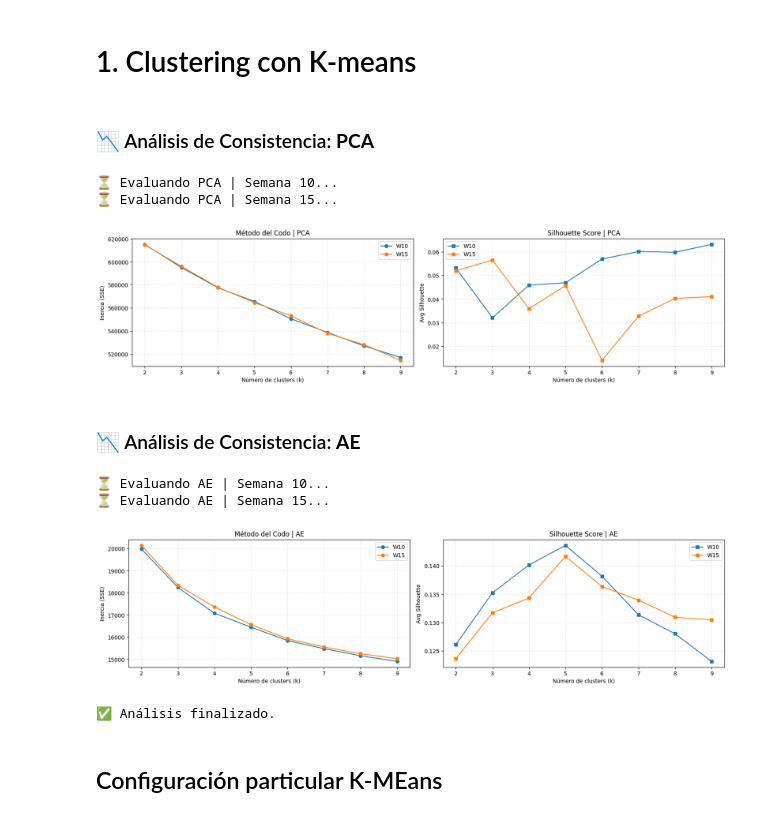
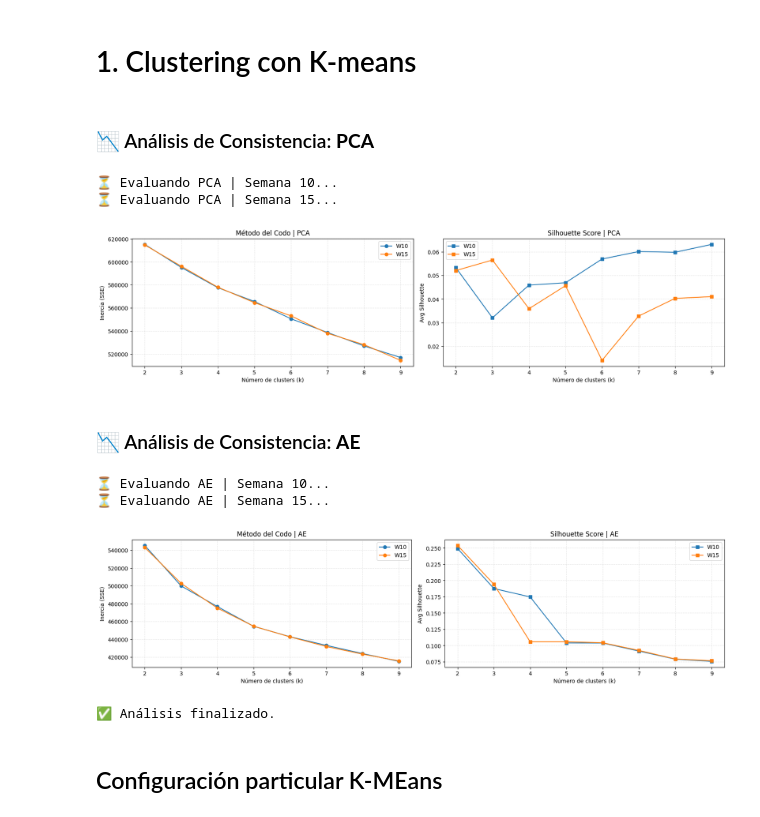
Before and after one commit to MichaeLaudrup/Artificial_Intelligence_Msc, a Jupyter notebook: TFM_education_ai_analytics/notebooks/IV__clustering_exploration.ipynb, the cells around one changed output. Cells and saved outputs as stored; diff of their text form; code cells hidden in the pictures.

```diff
--- a/TFM_education_ai_analytics/notebooks/IV__clustering_exploration.ipynb
+++ b/TFM_education_ai_analytics/notebooks/IV__clustering_exploration.ipynb
@@ -165,7 +165,7 @@ def compute_elbow_metrics(X: np.ndarray, k_range, *, max_points_metrics: int, se
 
 EVAL_CONFIGS = [
     ("pca", "standard"),
-    ("ae", "l2"),
+    ("ae", "standard"),
 ]
 
 for etype, scale_mode in EVAL_CONFIGS:
@@ -183,34 +183,34 @@ for etype, scale_mode in EVAL_CONFIGS:
         vals_inert, vals_silh = compute_elbow_metrics(
             X_data, KM_K_RANGE, max_points_metrics=MAX_POINTS_METRICS,
             seed=SEED, n_init=KM_N_INIT, max_iter=KM_MAX_ITER,
             fit_on_subset=True, scale_mode=scale_mode
         )
 
         ax1.plot(list(KM_K_RANGE), vals_inert, marker="o", label=f"W{W}")
         ax2.plot(list(KM_K_RANGE), vals_silh, marker="s", label=f"W{W}")
 
     ax1.set_title(f"Método del Codo | {etype.upper()}")
     ax1.set_xlabel("Número de clusters (k)"); ax1.set_ylabel("Inercia (SSE)")
     ax1.grid(True, alpha=0.3, linestyle="--")
     ax1.legend()
 
     ax2.set_title(f"Silhouette Score | {etype.upper()}")
     ax2.set_xlabel("Número de clusters (k)"); ax2.set_ylabel("Avg Silhouette")
     ax2.grid(True, alpha=0.3, linestyle="--")
     ax2.legend()
 
     plt.show()
 
 print("✅ Análisis finalizado.")
 # %% [output]
 ### 📉 Análisis de Consistencia: **PCA**
 ⏳ Evaluando PCA | Semana 10...
 ⏳ Evaluando PCA | Semana 15...
 [figure]
 ### 📉 Análisis de Consistencia: **AE**
 ⏳ Evaluando AE | Semana 10...
 ⏳ Evaluando AE | Semana 15...
-[figure, old version]
+[figure, new version]
 ✅ Análisis finalizado.
 # %% [markdown]
 ## Configuración particular K-MEans
```
Also changed, not shown: parts of 2 cells of this notebook, 8 other files.
